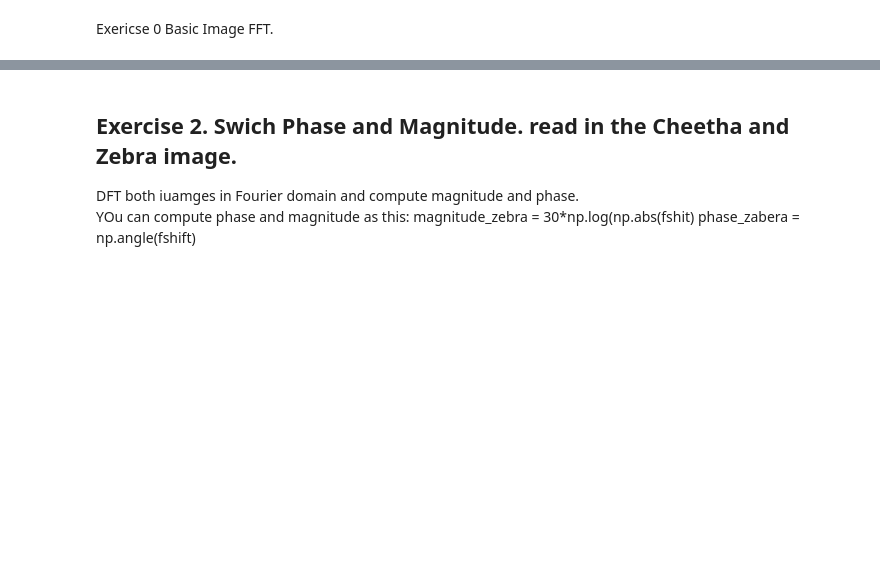
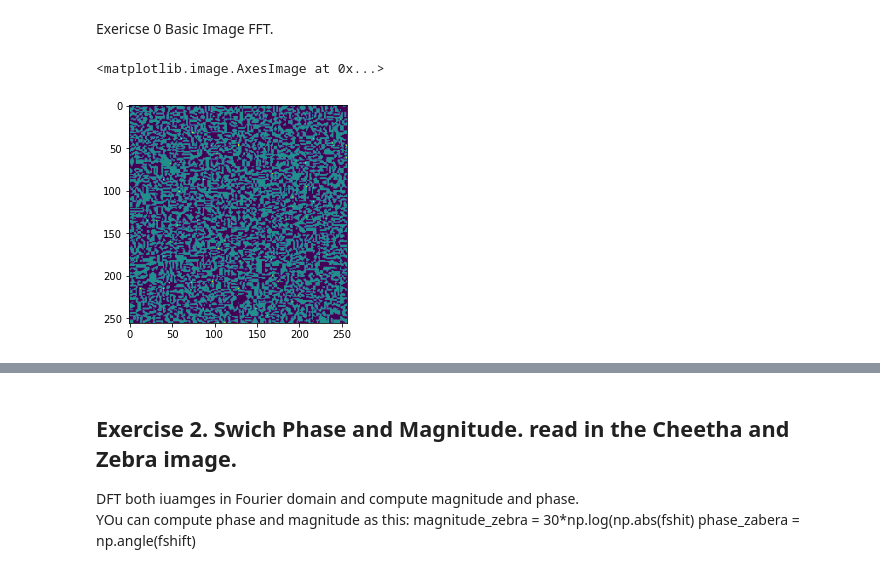
Before and after one commit to twyunting/CSC-676_Computer-Vision, a Jupyter notebook: labs/wk7/Copy of Lecture10_Exercises.ipynb, the cells around one changed output, grey strips where cells are left out. Saved outputs shown, nothing was run; the diff lists cells and outputs as text; code cells hidden in the pictures; blank space fills up the shorter version.

```diff
--- a/labs/wk7/Copy of Lecture10_Exercises.ipynb
+++ b/labs/wk7/Copy of Lecture10_Exercises.ipynb
@@ -12,7 +15,16 @@ import imageio
 Exericse 0 Basic Image FFT.
 # %%
 random_img = np.random.random((256,256))
+cv.imwrite('random_img.jpg', random_img)
 Z = np.random.random((256,256))   # Test data
+
+# show the img
+random_img = imageio.imread("random_img.jpg")
+plt.figure()
+plt.imshow(random_img)
+# %% [output]
+<matplotlib.image.AxesImage at 0x...>
+[figure, added]
 # %%
 # compute the Fast Fourier Transform, finish the code below
 f = np.fft.fft2(random_img)  # convert into Fourier spectrum
```
Also changed, not shown: parts of 16 cells of this notebook, 9 other files.
